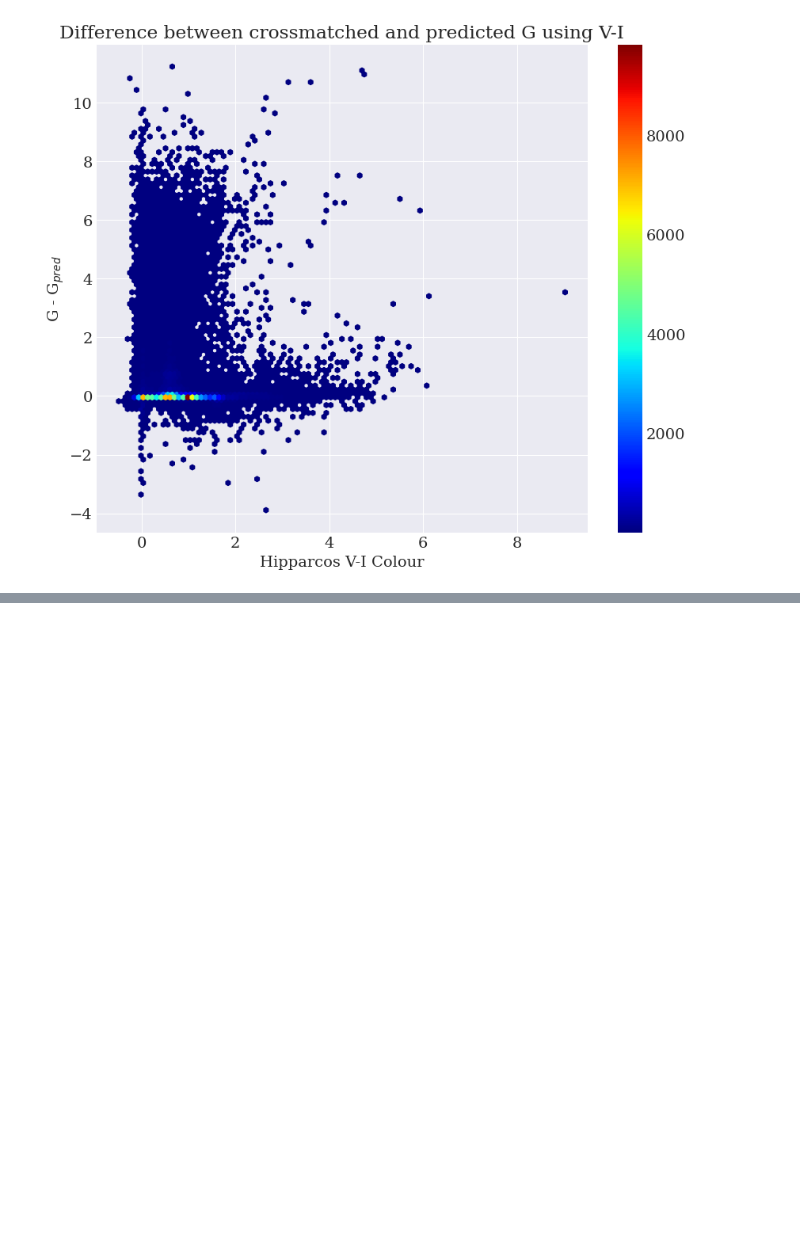
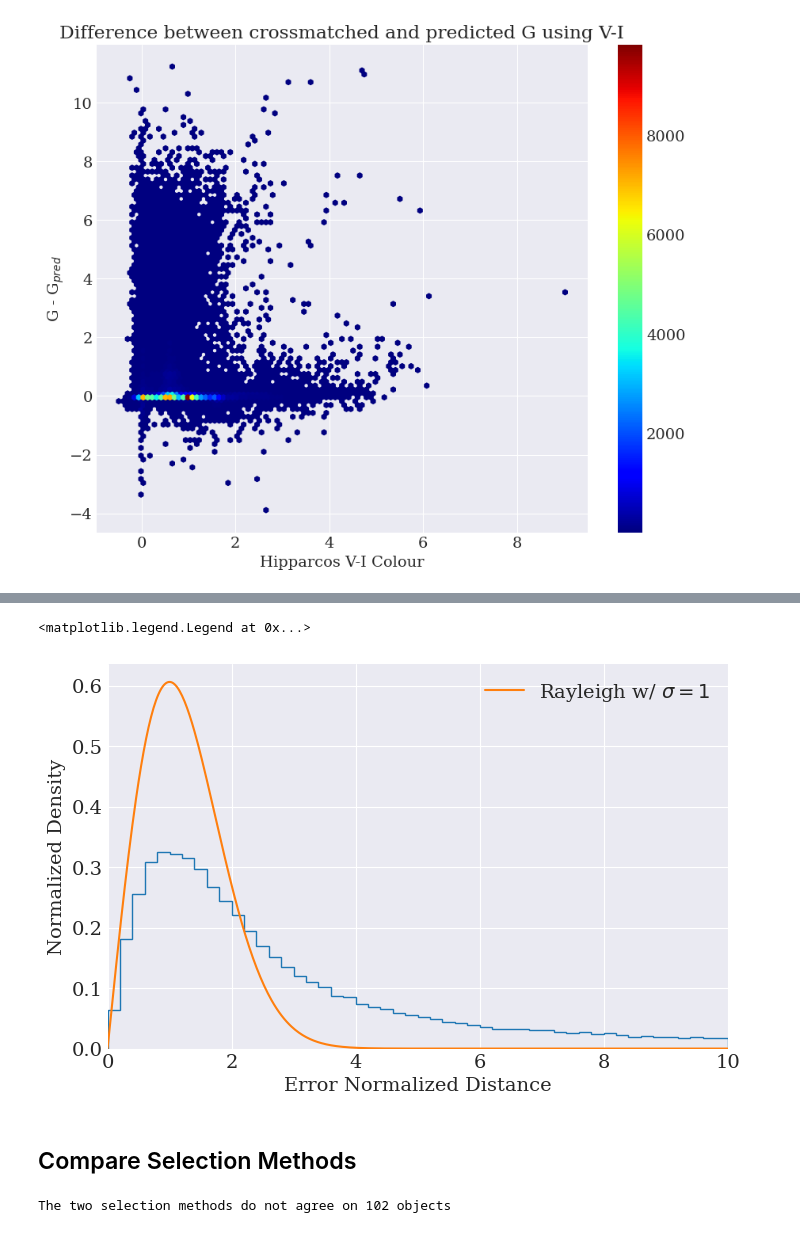
Before and after one commit to RenVit318/masterproject, a Jupyter notebook: src/notebooks/full_crossmatch_study.ipynb, the cells around one changed output, grey strips where cells are left out. Saved outputs shown, nothing was run; the diff lists cells and outputs as text; code cells hidden in the pictures; blank space fills up the shorter version.

Commit message:
Selection Comparisons

```diff
--- a/src/notebooks/full_crossmatch_study.ipynb
+++ b/src/notebooks/full_crossmatch_study.ipynb
@@ -133,0 +177,20 @@ plt.show()
+# %%
+x_rayleigh = np.linspace(0, 10, 500)
+y_rayleigh = rayleigh(x_rayleigh, 1)
+
+fig, ax = plt.subplots(1,1, figsize=(8, 5))
+ax.hist(D[D<10], bins=50, histtype='step', density=True)
+ax.plot(x_rayleigh, y_rayleigh, label=r'Rayleigh w/ $\sigma = 1$')
+
+ax.set_xlim(0, 10)
+
+ax.set_xlabel('Error Normalized Distance')
+ax.set_ylabel('Normalized Density')
+ax.set_title('')
+
+plt.legend()
+# %% [output]
+<matplotlib.legend.Legend at 0x...>
+[figure, added]
+# %% [markdown]
+## Compare Selection Methods
@@ -133,0 +201,12 @@ plt.show()
+# %%
+num_diff = 0
+differing = []
+for i in range(pos_10as.shape[0]):
+    if not (pos_10as[i][0] == near_10as[i][0]):
+        print('These Hipp identifiers do not match')
+    if not pos_10as[i][1] == near_10as[i][1]:
+        num_diff += 1
+        differing.append(i)
+print(f'The two selection methods do not agree on {num_diff} objects')
+# %% [output]
+The two selection methods do not agree on 102 objects
```
Also changed, not shown: parts of 8 cells of this notebook.
